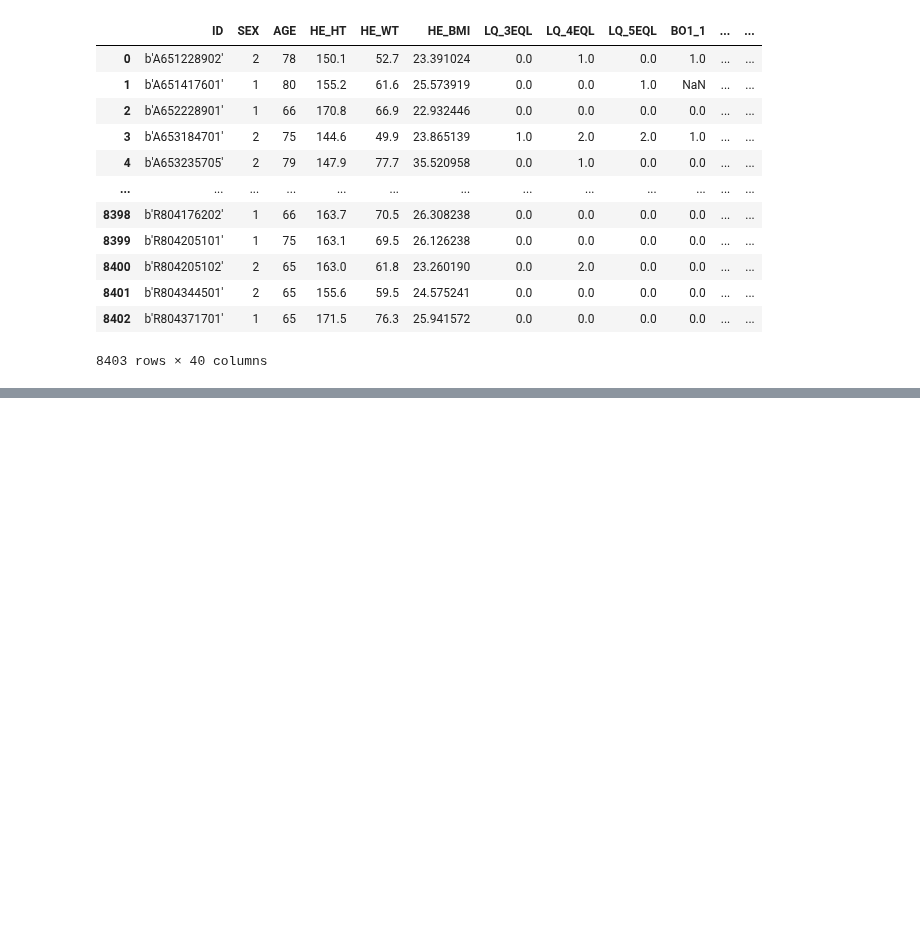
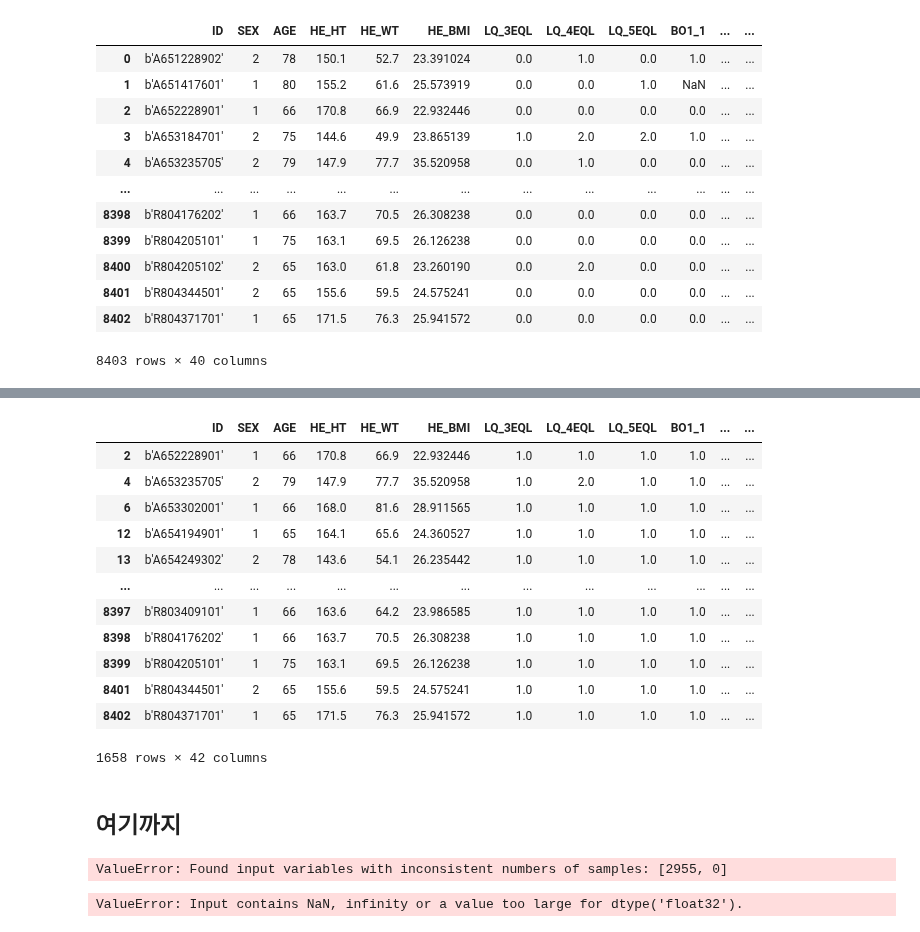
Before and after one commit to knu-final-project/sas_view, a Jupyter notebook: data/junyoung.ipynb, the cells around one changed output, grey strips where cells are left out. Saved outputs shown, nothing was run; the diff lists cells and outputs as text; code cells hidden in the pictures; blank space fills up the shorter version.

```diff
--- a/data/junyoung.ipynb
+++ b/data/junyoung.ipynb
@@ -978,0 +1040,35 @@ final_new_df.to_csv('final_new_df.csv', encoding='cp949')
+# %%
+total = total.dropna()
+total
+# %% [output]
+|  | ID | SEX | AGE | HE_HT | HE_WT | HE_BMI | LQ_3EQL | LQ_4EQL | LQ_5EQL | BO1_1 | ... | ... |
+| 2 | b'A652228901' | 1 | 66 | 170.8 | 66.9 | 22.932446 | 1.0 | 1.0 | 1.0 | 1.0 | ... | ... |
+| 4 | b'A653235705' | 2 | 79 | 147.9 | 77.7 | 35.520958 | 1.0 | 2.0 | 1.0 | 1.0 | ... | ... |
+| 6 | b'A653302001' | 1 | 66 | 168.0 | 81.6 | 28.911565 | 1.0 | 1.0 | 1.0 | 1.0 | ... | ... |
+| 12 | b'A654194901' | 1 | 65 | 164.1 | 65.6 | 24.360527 | 1.0 | 1.0 | 1.0 | 1.0 | ... | ... |
+| 13 | b'A654249302' | 2 | 78 | 143.6 | 54.1 | 26.235442 | 1.0 | 1.0 | 1.0 | 1.0 | ... | ... |
+| ... | ... | ... | ... | ... | ... | ... | ... | ... | ... | ... | ... | ... |
+| 8397 | b'R803409101' | 1 | 66 | 163.6 | 64.2 | 23.986585 | 1.0 | 1.0 | 1.0 | 1.0 | ... | ... |
+| 8398 | b'R804176202' | 1 | 66 | 163.7 | 70.5 | 26.308238 | 1.0 | 1.0 | 1.0 | 1.0 | ... | ... |
+| 8399 | b'R804205101' | 1 | 75 | 163.1 | 69.5 | 26.126238 | 1.0 | 1.0 | 1.0 | 1.0 | ... | ... |
+| 8401 | b'R804344501' | 2 | 65 | 155.6 | 59.5 | 24.575241 | 1.0 | 1.0 | 1.0 | 1.0 | ... | ... |
+| 8402 | b'R804371701' | 1 | 65 | 171.5 | 76.3 | 25.941572 | 1.0 | 1.0 | 1.0 | 1.0 | ... | ... |
+1658 rows × 42 columns
+# %% [markdown]
+## 여기까지
+# %%
+X = var
+Y = dic.loc[:,'DI3_PR'] ## 뇌졸증 유병여부
+
+X_train, X_test, y_train, y_test = train_test_split(X,
+                                                    Y,
+                                                    test_size=0.4,  # test set 40%의 비율로
+                                                    shuffle=True, # 무작위 추출(random sampling, shuffle=True)하여 분할
+                                                    random_state=1004) # 재현가능(for reproducibility)하도록 난수의 초기값을 설정해주는 것 (아무 숫자 넣어도 됨)
+# %% [output]
+ValueError: Found input variables with inconsistent numbers of samples: [2955, 0]
+# %%
+rf = RandomForestClassifier(oob_score=True)
+rf.fit(X_train, y_train)
+# %% [output]
+ValueError: Input contains NaN, infinity or a value too large for dtype('float32').
```
Also changed, not shown: parts of 5 cells of this notebook, 2 other files.
